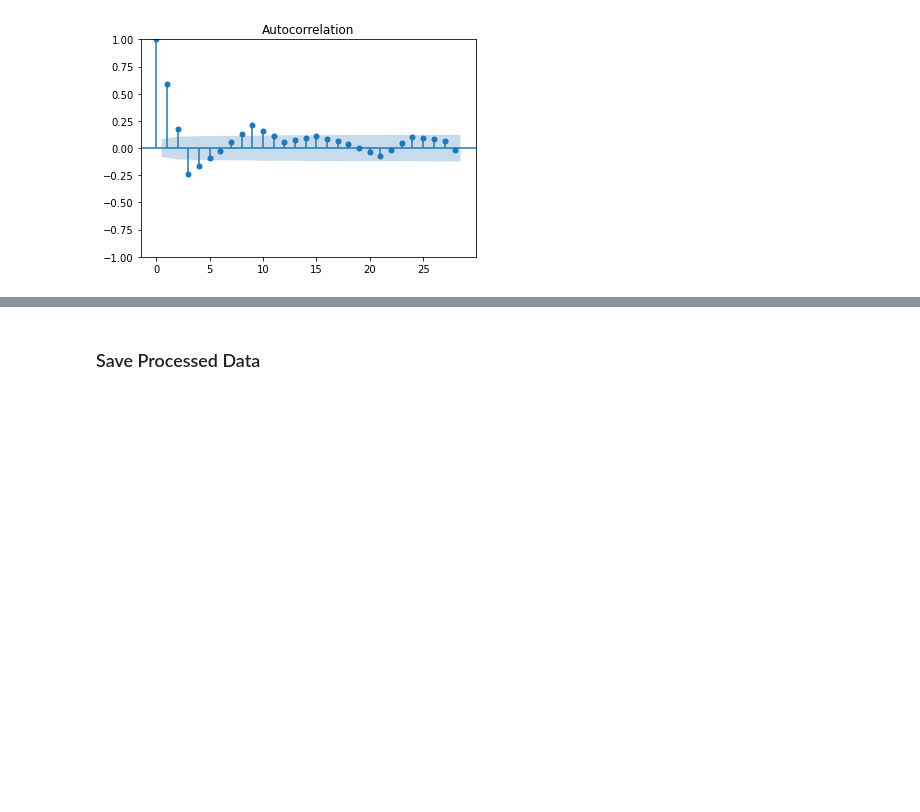
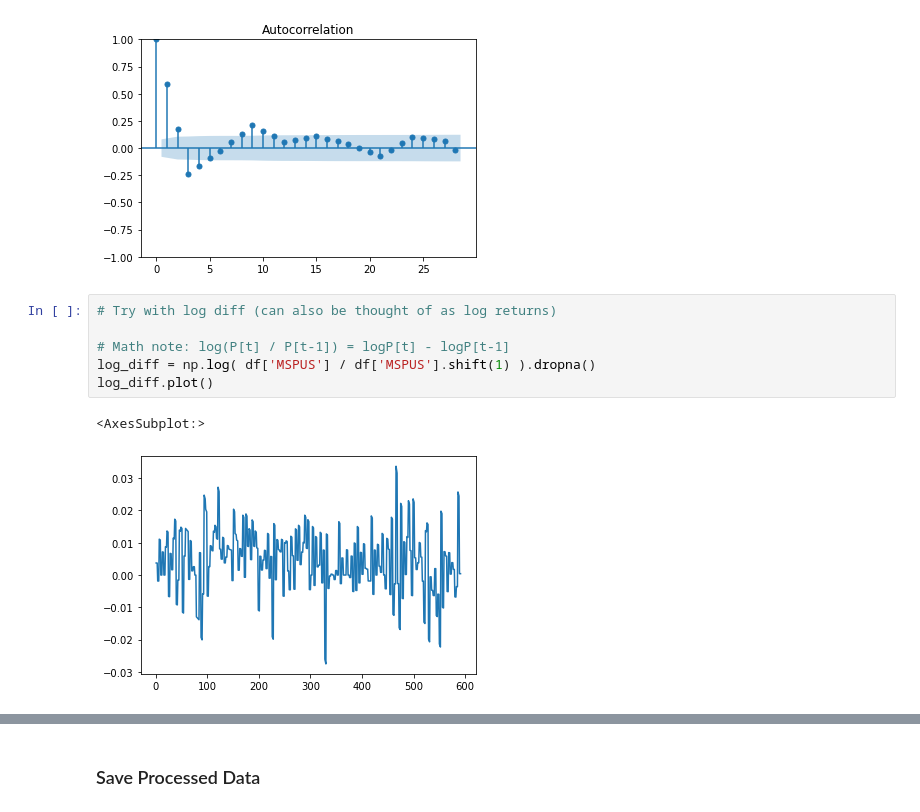
Before and after one commit to hsdistefa/mas-thesis, a Jupyter notebook: EDA.ipynb, the cells around one changed output, grey strips where cells are left out. Cells and saved outputs as stored; diff of their text form; blank space fills up the shorter version.

```diff
--- a/EDA.ipynb
+++ b/EDA.ipynb
@@ -362,3 +362,12 @@ sm.graphics.tsa.plot_acf(price_diff)
 # %% [output]
 [figure]
 [figure]
+# %%
+# Try with log diff (can also be thought of as log returns)
+
+# Math note: log(P[t] / P[t-1]) = logP[t] - logP[t-1]
+log_diff = np.log( df['MSPUS'] / df['MSPUS'].shift(1) ).dropna()
+log_diff.plot()
+# %% [output]
+<AxesSubplot:>
+[figure, added]
```
Also changed, not shown: parts of 1 cell of this notebook.
